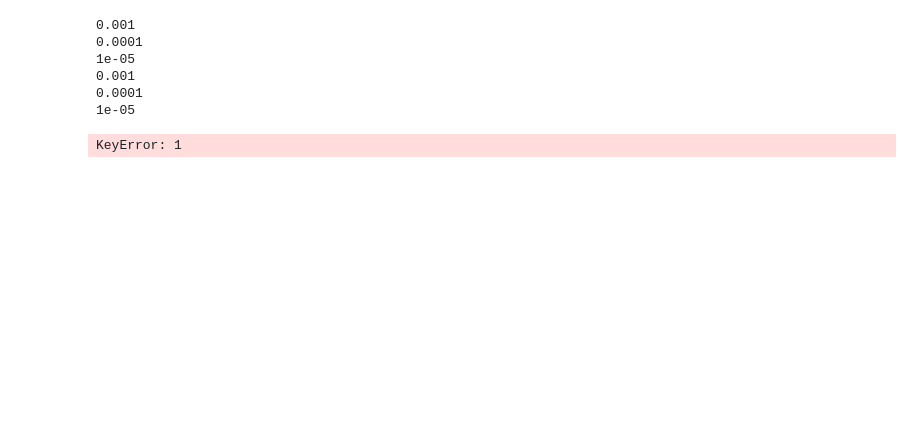
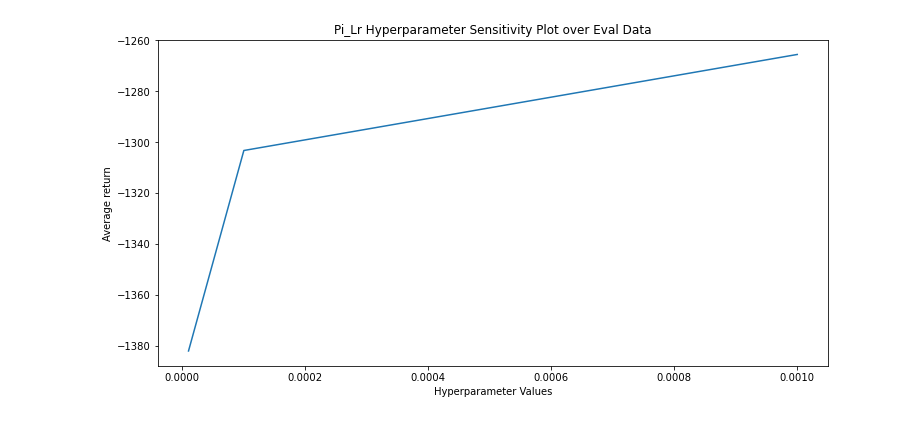
Before and after one commit to samuelfneumann/RLControl, a Jupyter notebook: plots.ipynb, the cells around one changed output. Saved outputs shown, nothing was run; the diff lists cells and outputs as text; code cells hidden in the pictures; blank space fills up the shorter version.

```diff
--- a/plots.ipynb
+++ b/plots.ipynb
@@ -28,13 +47,6 @@ plot.plot_mean_with_stderr(data, "eval", [0], smooth_over=10)
 # %%
 # These currently fail because we don't have a full sweep over the hyperparameters and so the plot looks for something that doesn't exist
 
 plot.hyperparam_sensitivity_plot_by_settings_index(data, "eval", "pi_lr", 0)
-plot.hyperparam_sensitivity_plot_by_settings_index(data, "eval", "qf_vr_lr", 0)
 # %% [output]
-0.001
-0.0001
-1e-05
-0.001
-0.0001
-1e-05
-KeyError: 1
+[figure, added]
```
Also changed, not shown: parts of 3 cells of this notebook.
